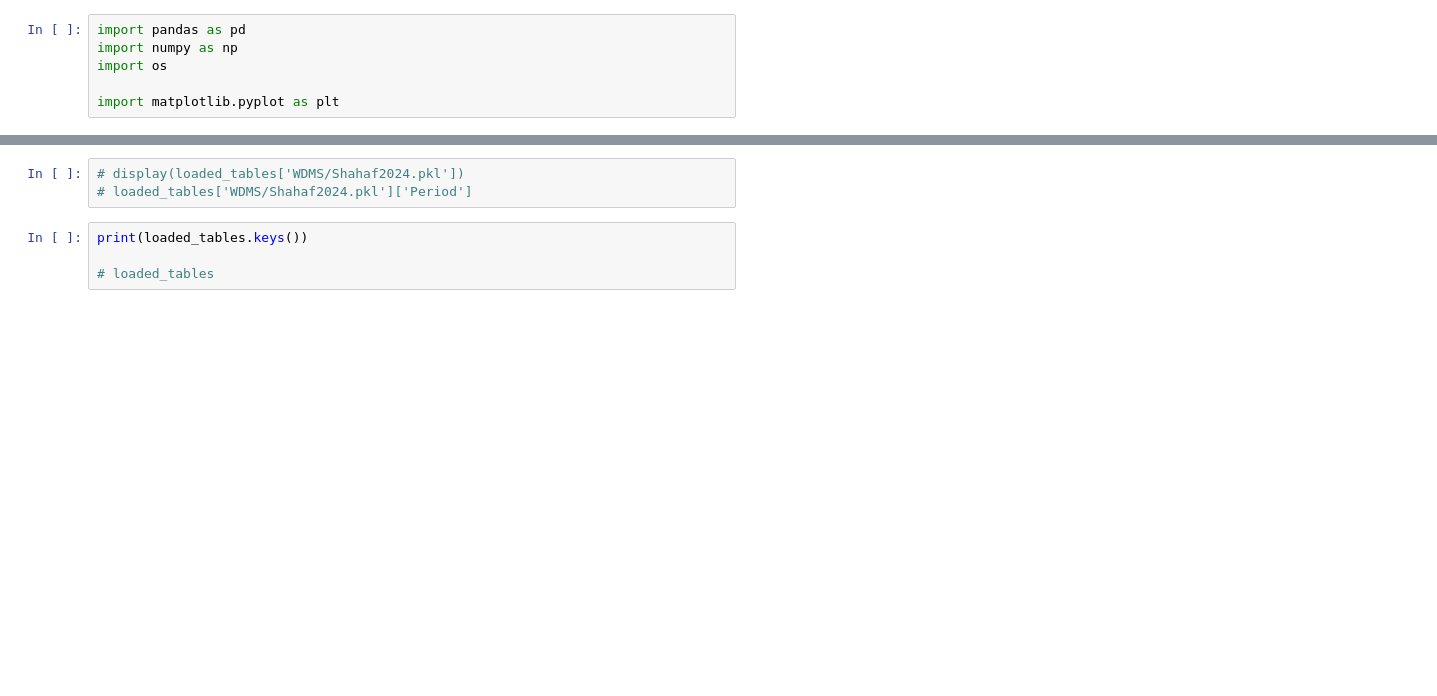
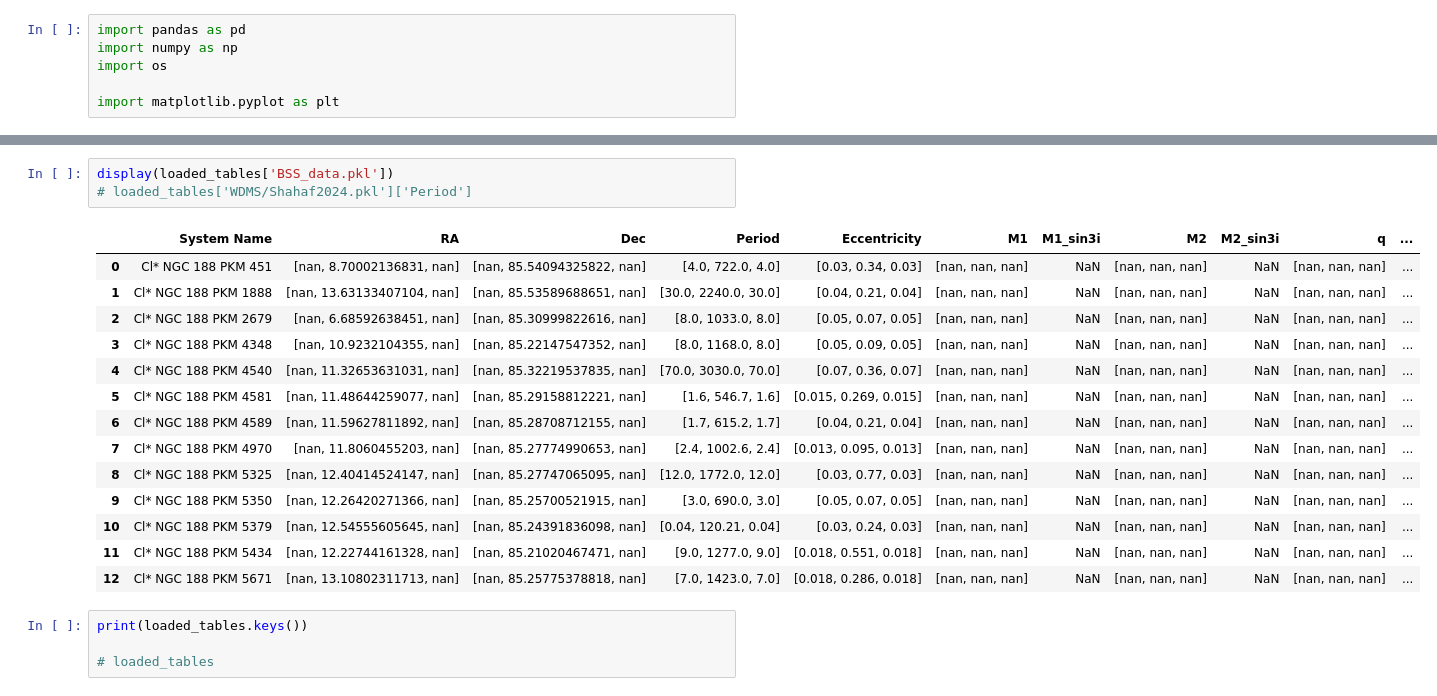
Before and after one commit to LiekeVanSon/post_mt_catalog, a Jupyter notebook: code/Combine_Data.ipynb, the cells around one changed output, grey strips where cells are left out. Cells and saved outputs as stored; diff of their text form; blank space fills up the shorter version.

```diff
--- a/code/Combine_Data.ipynb
+++ b/code/Combine_Data.ipynb
@@ -81,6 +80,21 @@ display(Post_MT_table)
 # %%
-# display(loaded_tables['WDMS/Shahaf2024.pkl'])
+display(loaded_tables['BSS_data.pkl'])
 # loaded_tables['WDMS/Shahaf2024.pkl']['Period']
+# %% [output]
+|  | System Name | RA | Dec | Period | Eccentricity | M1 | M1_sin3i | M2 | M2_sin3i | q | ... |
+| 0 | Cl* NGC 188 PKM 451 | [nan, 8.70002136831, nan] | [nan, 85.54094325822, nan] | [4.0, 722.0, 4.0] | [0.03, 0.34, 0.03] | [nan, nan, nan] | NaN | [nan, nan, nan] | NaN | [nan, nan, nan] | ... |
+| 1 | Cl* NGC 188 PKM 1888 | [nan, 13.63133407104, nan] | [nan, 85.53589688651, nan] | [30.0, 2240.0, 30.0] | [0.04, 0.21, 0.04] | [nan, nan, nan] | NaN | [nan, nan, nan] | NaN | [nan, nan, nan] | ... |
+| 2 | Cl* NGC 188 PKM 2679 | [nan, 6.68592638451, nan] | [nan, 85.30999822616, nan] | [8.0, 1033.0, 8.0] | [0.05, 0.07, 0.05] | [nan, nan, nan] | NaN | [nan, nan, nan] | NaN | [nan, nan, nan] | ... |
+| 3 | Cl* NGC 188 PKM 4348 | [nan, 10.9232104355, nan] | [nan, 85.22147547352, nan] | [8.0, 1168.0, 8.0] | [0.05, 0.09, 0.05] | [nan, nan, nan] | NaN | [nan, nan, nan] | NaN | [nan, nan, nan] | ... |
+| 4 | Cl* NGC 188 PKM 4540 | [nan, 11.32653631031, nan] | [nan, 85.32219537835, nan] | [70.0, 3030.0, 70.0] | [0.07, 0.36, 0.07] | [nan, nan, nan] | NaN | [nan, nan, nan] | NaN | [nan, nan, nan] | ... |
+| 5 | Cl* NGC 188 PKM 4581 | [nan, 11.48644259077, nan] | [nan, 85.29158812221, nan] | [1.6, 546.7, 1.6] | [0.015, 0.269, 0.015] | [nan, nan, nan] | NaN | [nan, nan, nan] | NaN | [nan, nan, nan] | ... |
+| 6 | Cl* NGC 188 PKM 4589 | [nan, 11.59627811892, nan] | [nan, 85.28708712155, nan] | [1.7, 615.2, 1.7] | [0.04, 0.21, 0.04] | [nan, nan, nan] | NaN | [nan, nan, nan] | NaN | [nan, nan, nan] | ... |
+| 7 | Cl* NGC 188 PKM 4970 | [nan, 11.8060455203, nan] | [nan, 85.27774990653, nan] | [2.4, 1002.6, 2.4] | [0.013, 0.095, 0.013] | [nan, nan, nan] | NaN | [nan, nan, nan] | NaN | [nan, nan, nan] | ... |
+| 8 | Cl* NGC 188 PKM 5325 | [nan, 12.40414524147, nan] | [nan, 85.27747065095, nan] | [12.0, 1772.0, 12.0] | [0.03, 0.77, 0.03] | [nan, nan, nan] | NaN | [nan, nan, nan] | NaN | [nan, nan, nan] | ... |
+| 9 | Cl* NGC 188 PKM 5350 | [nan, 12.26420271366, nan] | [nan, 85.25700521915, nan] | [3.0, 690.0, 3.0] | [0.05, 0.07, 0.05] | [nan, nan, nan] | NaN | [nan, nan, nan] | NaN | [nan, nan, nan] | ... |
+| 10 | Cl* NGC 188 PKM 5379 | [nan, 12.54555605645, nan] | [nan, 85.24391836098, nan] | [0.04, 120.21, 0.04] | [0.03, 0.24, 0.03] | [nan, nan, nan] | NaN | [nan, nan, nan] | NaN | [nan, nan, nan] | ... |
+| 11 | Cl* NGC 188 PKM 5434 | [nan, 12.22744161328, nan] | [nan, 85.21020467471, nan] | [9.0, 1277.0, 9.0] | [0.018, 0.551, 0.018] | [nan, nan, nan] | NaN | [nan, nan, nan] | NaN | [nan, nan, nan] | ... |
+| 12 | Cl* NGC 188 PKM 5671 | [nan, 13.10802311713, nan] | [nan, 85.25775378818, nan] | [7.0, 1423.0, 7.0] | [0.018, 0.286, 0.018] | [nan, nan, nan] | NaN | [nan, nan, nan] | NaN | [nan, nan, nan] | ... |
 # %%
 print(loaded_tables.keys())
 
```
Also changed, not shown: parts of 3 cells of this notebook, 4 other files.
